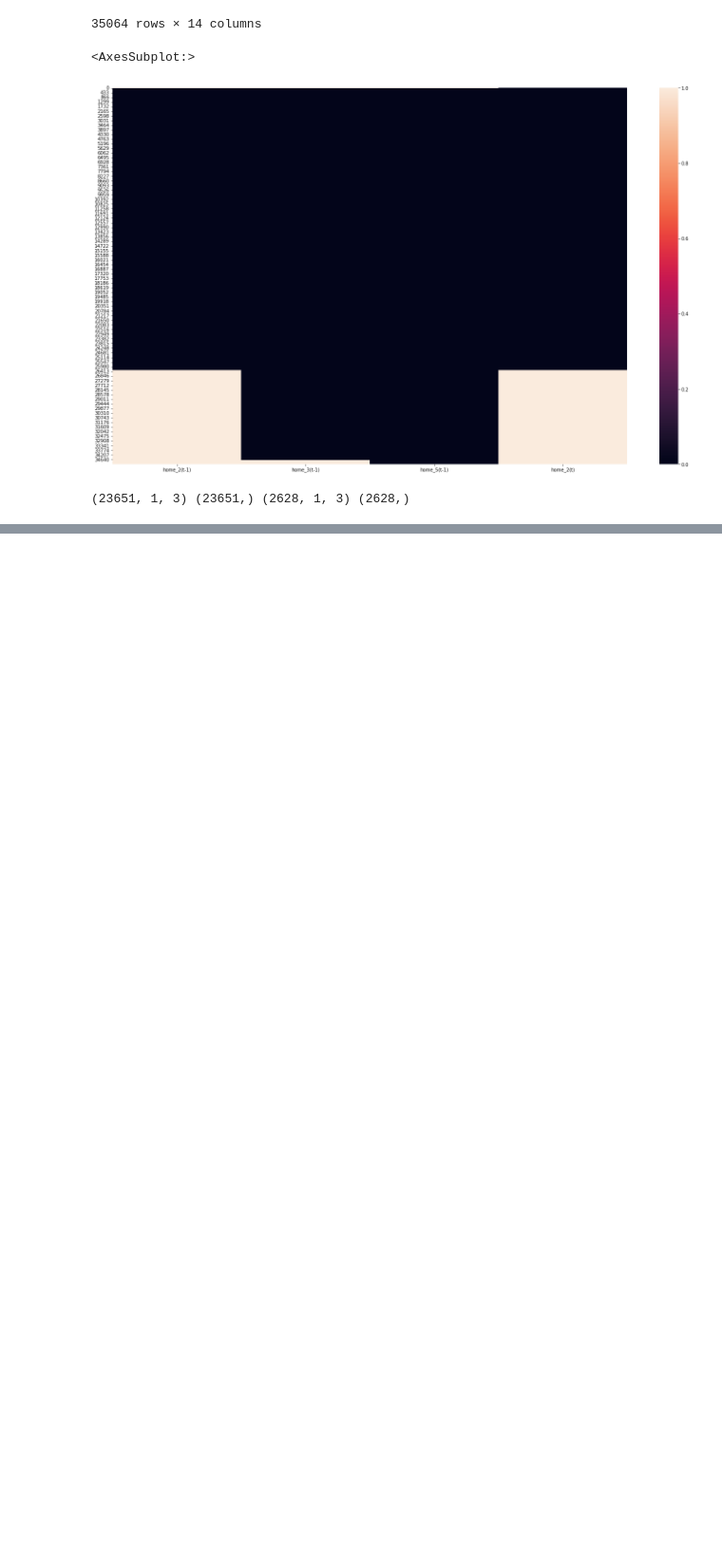
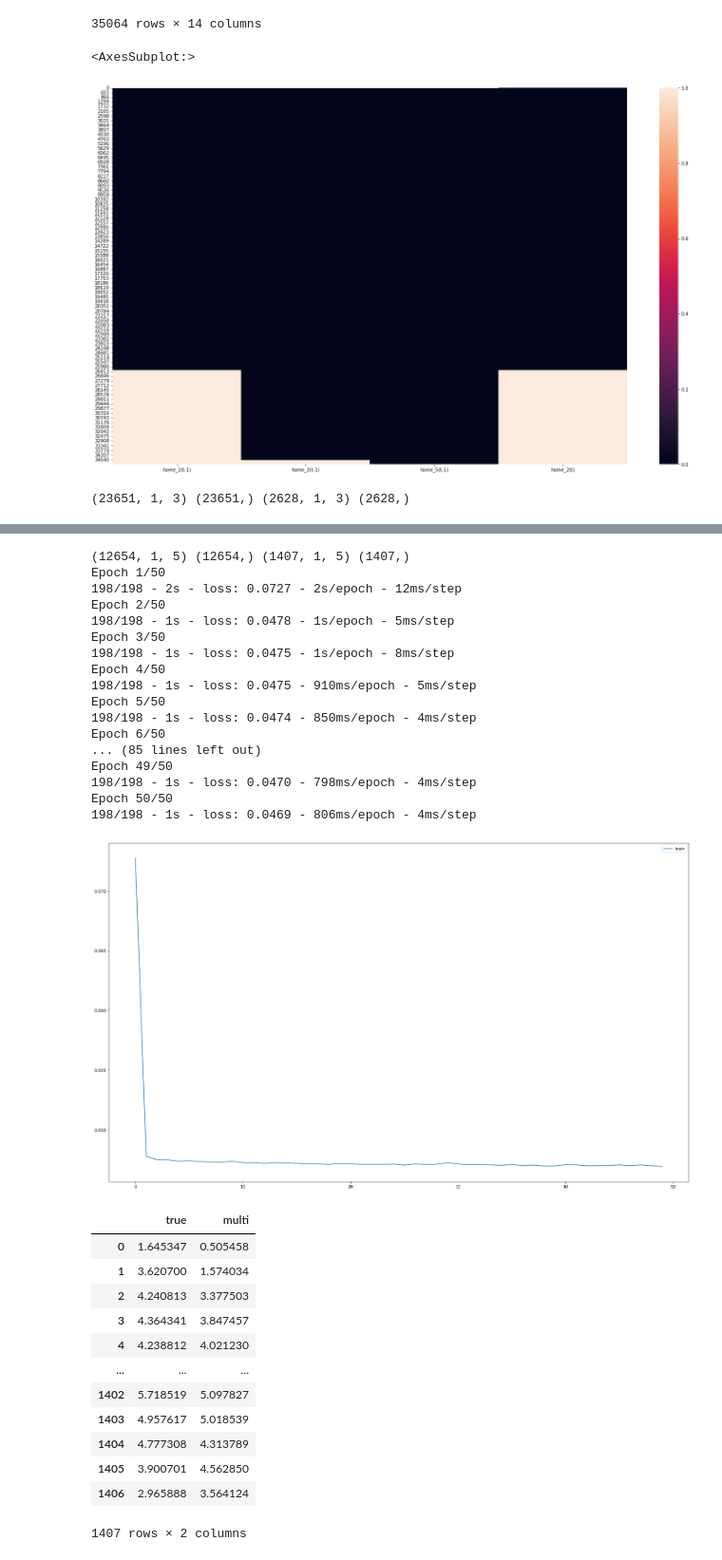
Before and after one commit to danbm94/masterthesis, a Jupyter notebook: flwer_smart.ipynb, the cells around one changed output, grey strips where cells are left out. Shown at 95% size. Saved outputs shown, nothing was run; the diff lists cells and outputs as text; code cells hidden in the pictures; blank space fills up the shorter version.

```diff
--- a/flwer_smart.ipynb
+++ b/flwer_smart.ipynb
@@ -455,0 +588,34 @@ TypeError: 'numpy.float32' object is not callable
+# %%
+train_model(home_d, train_size=0.9, neurons=256, epochs=50, batch_size=64)
+# %% [output]
+(12654, 1, 5) (12654,) (1407, 1, 5) (1407,)
+Epoch 1/50
+198/198 - 2s - loss: 0.0727 - 2s/epoch - 12ms/step
+Epoch 2/50
+198/198 - 1s - loss: 0.0478 - 1s/epoch - 5ms/step
+Epoch 3/50
+198/198 - 1s - loss: 0.0475 - 1s/epoch - 8ms/step
+Epoch 4/50
+198/198 - 1s - loss: 0.0475 - 910ms/epoch - 5ms/step
+Epoch 5/50
+198/198 - 1s - loss: 0.0474 - 850ms/epoch - 4ms/step
+Epoch 6/50
+... (85 lines left out)
+Epoch 49/50
+198/198 - 1s - loss: 0.0470 - 798ms/epoch - 4ms/step
+Epoch 50/50
+198/198 - 1s - loss: 0.0469 - 806ms/epoch - 4ms/step
+[figure, added]
+|  | true | multi |
+| 0 | 1.645347 | 0.505458 |
+| 1 | 3.620700 | 1.574034 |
+| 2 | 4.240813 | 3.377503 |
+| 3 | 4.364341 | 3.847457 |
+| 4 | 4.238812 | 4.021230 |
+| ... | ... | ... |
+| 1402 | 5.718519 | 5.097827 |
+| 1403 | 4.957617 | 5.018539 |
+| 1404 | 4.777308 | 4.313789 |
+| 1405 | 3.900701 | 4.562850 |
+| 1406 | 2.965888 | 3.564124 |
+1407 rows × 2 columns
```
Also changed, not shown: parts of 28 cells of this notebook.
